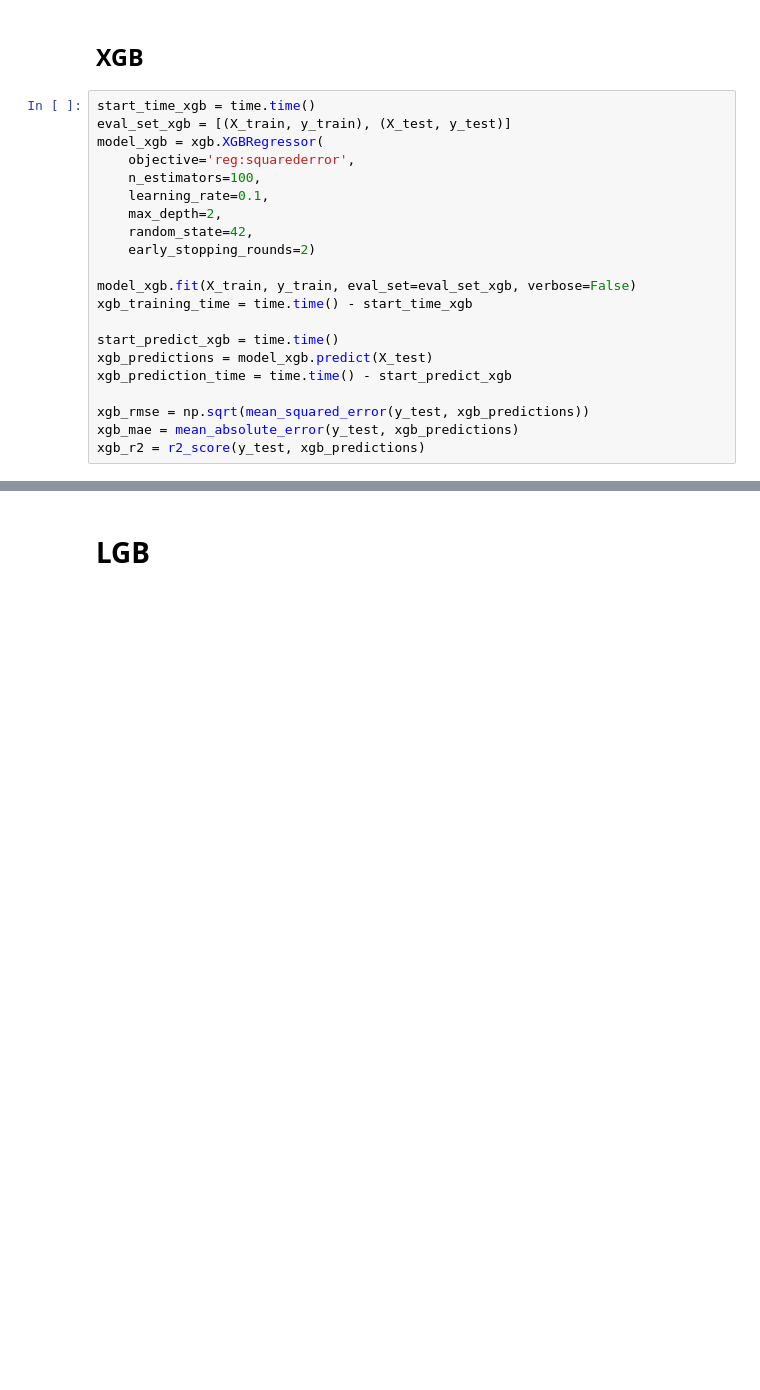
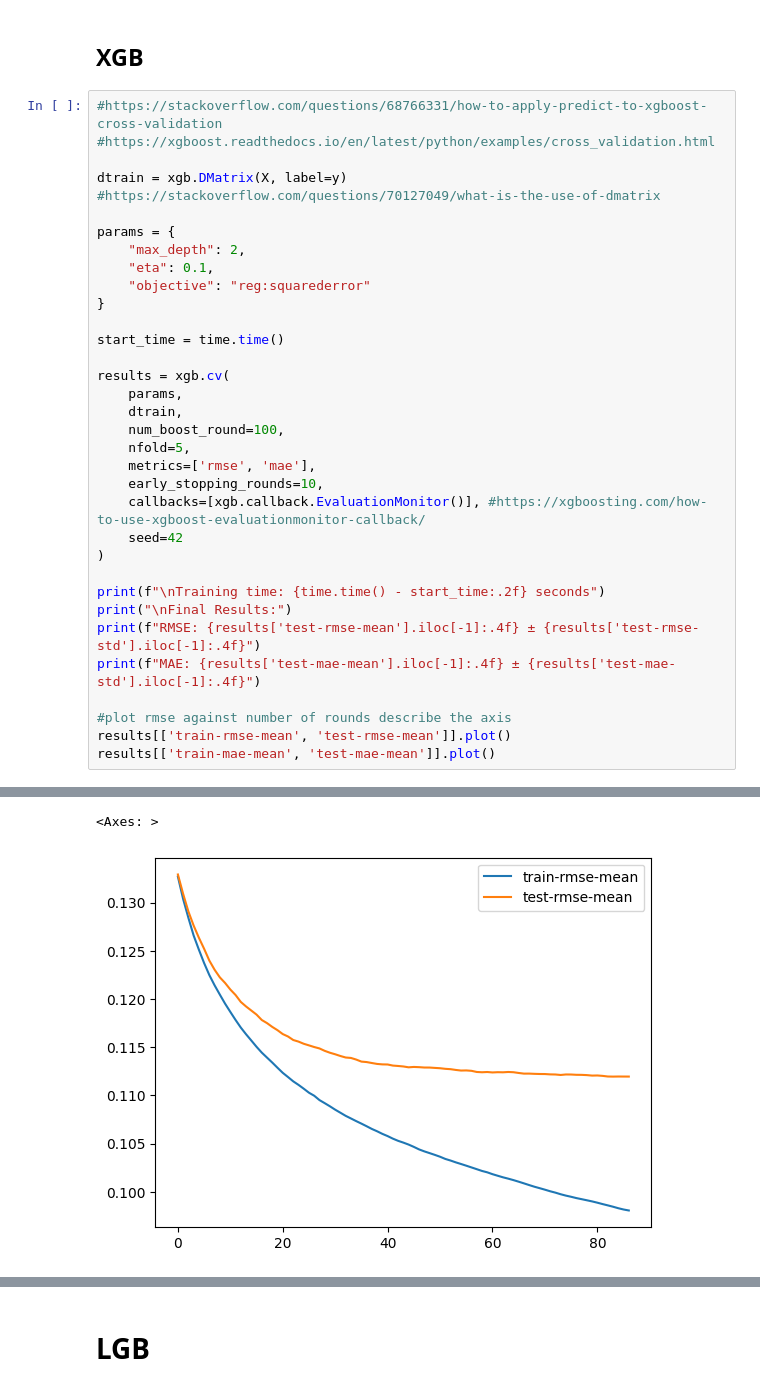
Before and after one commit to CommonDrum/Applied-AI, a Jupyter notebook: code.ipynb, the cells around one changed output, grey strips where cells are left out. Cells and saved outputs as stored; diff of their text form; blank space fills up the shorter version.

Commit message:
added cross validation

```diff
--- a/code.ipynb
+++ b/code.ipynb
@@ -78,23 +74,36 @@ Linear Regression R-squared: 0.2300801815984701
 # %% [markdown]
 ## XGB
-# %%
-start_time_xgb = time.time()
-eval_set_xgb = [(X_train, y_train), (X_test, y_test)]
-model_xgb = xgb.XGBRegressor(
-    objective='reg:squarederror',
-    n_estimators=100,
-    learning_rate=0.1,
-    max_depth=2,
-    random_state=42,
-    early_stopping_rounds=2)
-
-model_xgb.fit(X_train, y_train, eval_set=eval_set_xgb, verbose=False)
-xgb_training_time = time.time() - start_time_xgb
-
-start_predict_xgb = time.time()
-xgb_predictions = model_xgb.predict(X_test)
-xgb_prediction_time = time.time() - start_predict_xgb
-
-xgb_rmse = np.sqrt(mean_squared_error(y_test, xgb_predictions))
-xgb_mae = mean_absolute_error(y_test, xgb_predictions)
-xgb_r2 = r2_score(y_test, xgb_predictions)
+# %%
+#https://stackoverflow.com/questions/68766331/how-to-apply-predict-to-xgboost-cross-validation
+#https://xgboost.readthedocs.io/en/latest/python/examples/cross_validation.html
+
+dtrain = xgb.DMatrix(X, label=y) #https://stackoverflow.com/questions/70127049/what-is-the-use-of-dmatrix
+
+params = {
+    "max_depth": 2,
+    "eta": 0.1,
+    "objective": "reg:squarederror"
+}
+
+start_time = time.time()
+
+results = xgb.cv(
+    params,
+    dtrain,
+    num_boost_round=100,
+    nfold=5,
+    metrics=['rmse', 'mae'],
+    early_stopping_rounds=10,
+    callbacks=[xgb.callback.EvaluationMonitor()], #https://xgboosting.com/how-to-use-xgboost-evaluationmonitor-callback/
+    seed=42
+)
+
+print(f"\nTraining time: {time.time() - start_time:.2f} seconds")
+print("\nFinal Results:")
+print(f"RMSE: {results['test-rmse-mean'].iloc[-1]:.4f} ± {results['test-rmse-std'].iloc[-1]:.4f}")
+print(f"MAE: {results['test-mae-mean'].iloc[-1]:.4f} ± {results['test-mae-std'].iloc[-1]:.4f}")
+
+#plot rmse against number of rounds describe the axis
+results[['train-rmse-mean', 'test-rmse-mean']].plot()
+results[['train-mae-mean', 'test-mae-mean']].plot()
+# %% [output]
@@ -100,0 +127,2 @@ xgb_r2 = r2_score(y_test, xgb_predictions)
+<Axes: >
+[figure, added]
```
Also changed, not shown: parts of 16 cells of this notebook, 2 other files.
